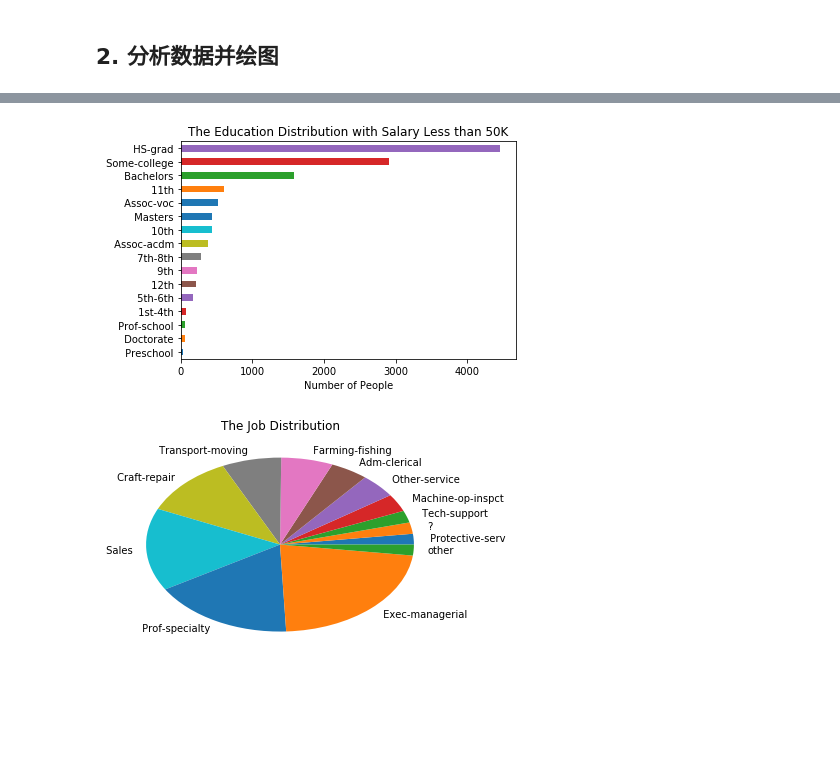
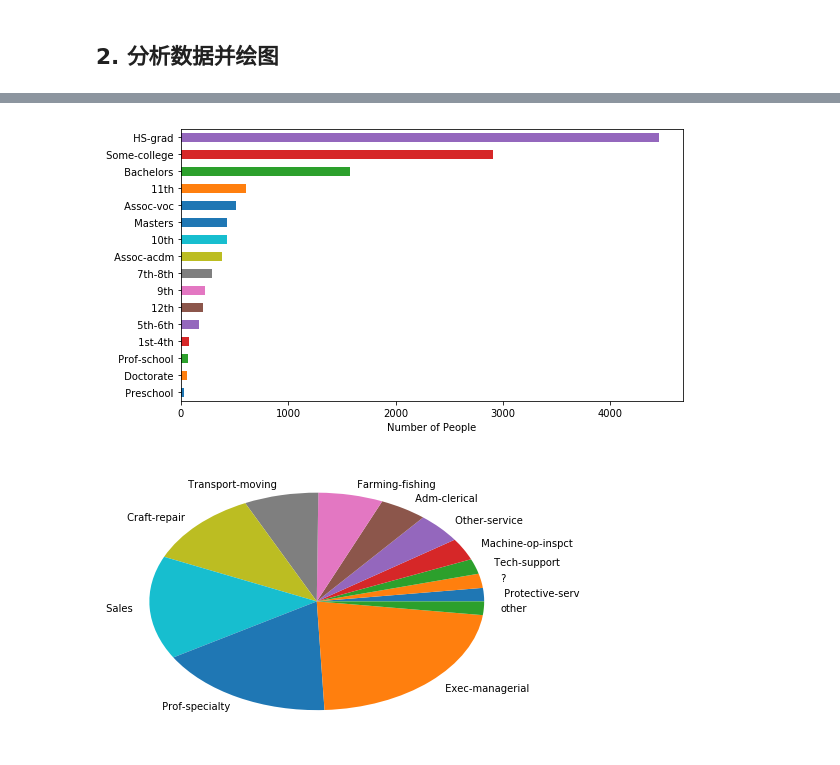
Before and after one commit to shinshiner/CS245-Data-Science, a Jupyter notebook: Adult/adult_analysis.ipynb, the cells around one changed output, grey strips where cells are left out. Saved outputs shown, nothing was run; the diff lists cells and outputs as text; code cells hidden in the pictures; blank space fills up the shorter version.

```diff
--- a/Adult/adult_analysis.ipynb
+++ b/Adult/adult_analysis.ipynb
@@ -10,7 +10,7 @@ column_list = ['age', 'job_catagory', 'final_weight',
               'education', 'education_time', 'marry', 'job',
               'family', 'race', 'gender', 'in', 'out',
               'work_time', 'country', 'salary']
-df = pd.read_csv("adult.txt",names=column_list)
+df = pd.read_csv("adult.csv",names=column_list)
 print(df[:5])
 # %% [output]
    age job_catagory  final_weight      education  education_time  \
@@ -73,13 +75,13 @@ plt.show()
 # %%
 # 收入<=50K的教育程度分布
 df1 = df.loc[df['salary'] == ' <=50K.', ['education']]
 s = df1['education']
-fig = s.value_counts(ascending=True).plot(kind='barh',
-                                        title='The Education Distribution with Salary Less than 50K')
+fig = s.value_counts(ascending=True).plot(kind='barh', figsize=(9, 5))
+plt.savefig('report/img/education_dis_more50k.pdf')
 plt.xlabel('Number of People')
 plt.show()
 # %% [output]
-[figure, old version]
+[figure, new version]
 # %%
 # 每周工作时间>50小时的工作分布
 df1 = df.loc[df['work_time'] >= 50, ['job']]
@@ -88,7 +90,8 @@ s = df1['job'].value_counts(ascending=True)
 s1 = s[:3]
 s2 = s[3:]
 s = s2.append(pd.Series([s1[0] + s1[1] + s1[2]], index=['other']))
-fig = s.plot(kind='pie', title='The Job Distribution', label='')
+fig = s.plot(kind='pie', label='', figsize=(7.5, 5))
+plt.savefig('report/img/job_dis.pdf')
 plt.show()
 # %% [output]
-[figure, old version]
+[figure, new version]
```
Also changed, not shown: parts of 5 cells of this notebook, 13 other files.
